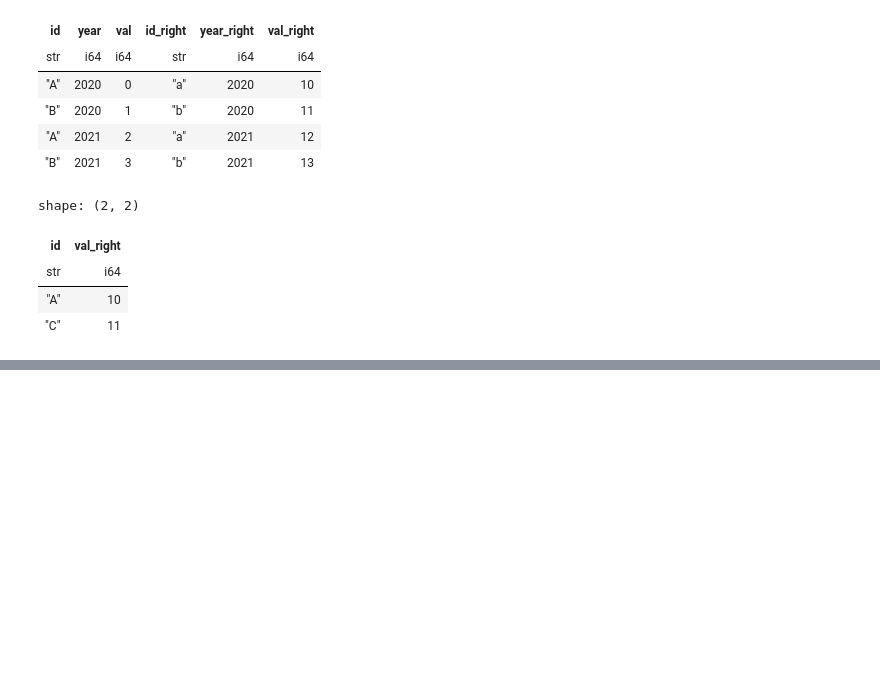
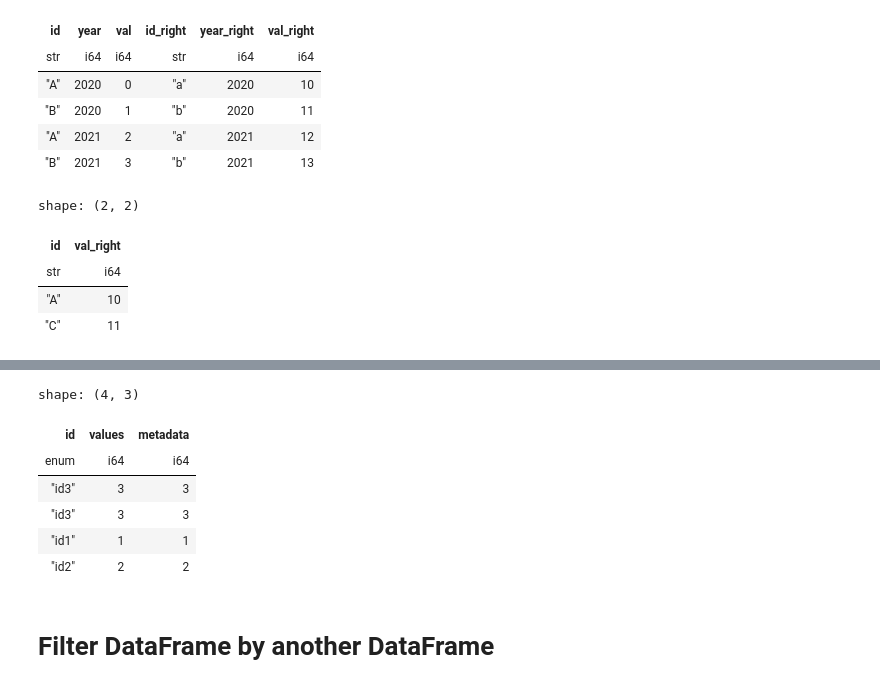
Before and after one commit to yukikitayama/data-analysis, a Jupyter notebook: polars/combining_dataframes.ipynb, the cells around one changed output, grey strips where cells are left out. Drawn from its saved outputs; the diff is of its cells as text; code cells hidden in the pictures; blank space fills up the shorter version.

```diff
--- a/polars/combining_dataframes.ipynb
+++ b/polars/combining_dataframes.ipynb
@@ -630,0 +763,10 @@ shape: (2, 2)
+# %%
+enum_dtype = pl.Enum(["id1", "id2", "id3"])
+# %%
+df_left_enum = (
+    df_left
+    .with_columns(
+        pl.col("id").cast(enum_dtype)
+    )
+)
+df_left_enum
@@ -630,0 +781,8 @@ shape: (2, 2)
+# %%
+df_right_enum = (
+    df_right
+    .with_columns(
+        pl.col("id").cast(enum_dtype)
+    )
+)
+df_right_enum
@@ -630,0 +796,18 @@ shape: (2, 2)
+# %%
+(
+    df_left_enum
+    .join(
+        df_right_enum,
+        on="id"
+    )
+)
+# %% [output]
+shape: (4, 3)
+| id | values | metadata |
+| enum | i64 | i64 |
+| "id3" | 3 | 3 |
+| "id3" | 3 | 3 |
+| "id1" | 1 | 1 |
+| "id2" | 2 | 2 |
+# %% [markdown]
+# Filter DataFrame by another DataFrame
```
Also changed, not shown: parts of 14 cells of this notebook, 1 other file.
